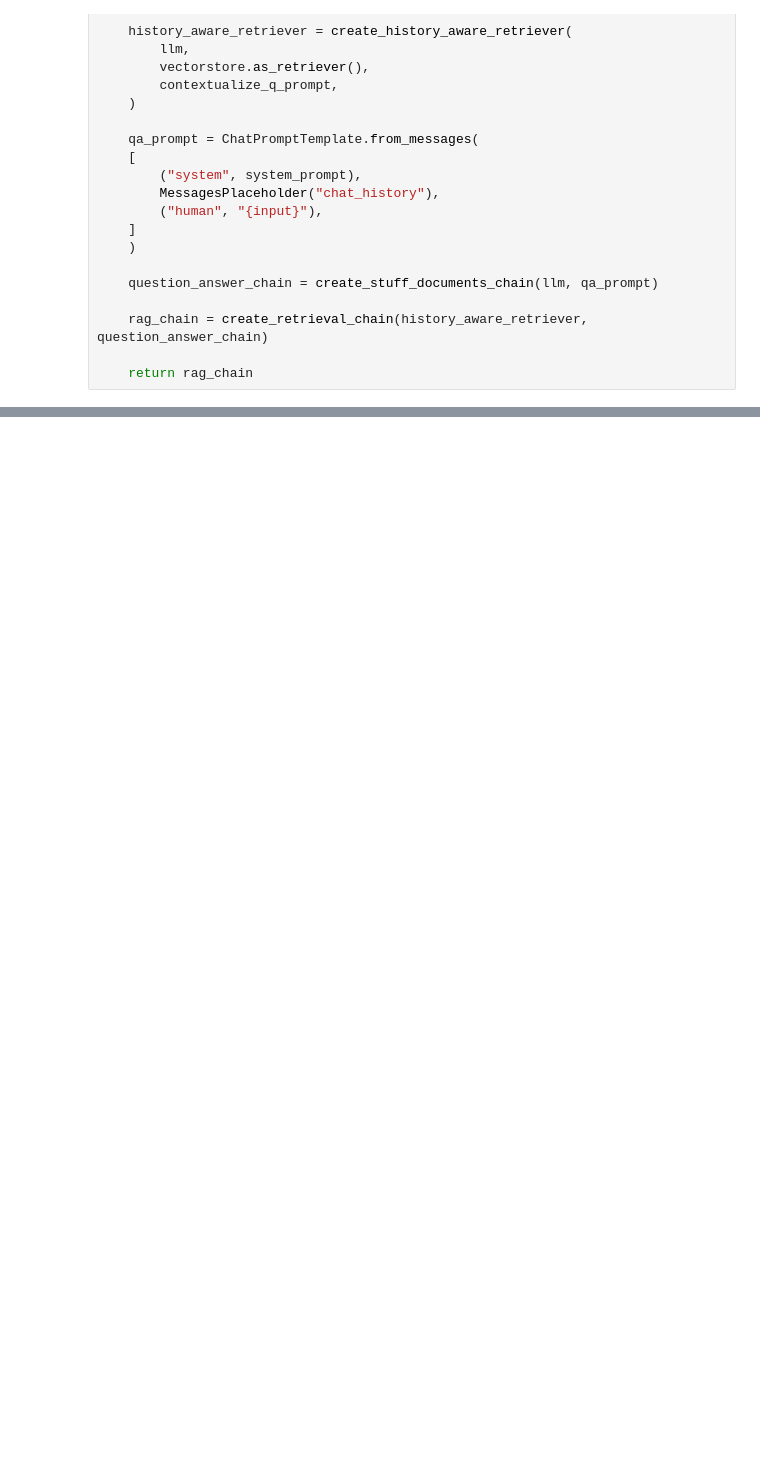
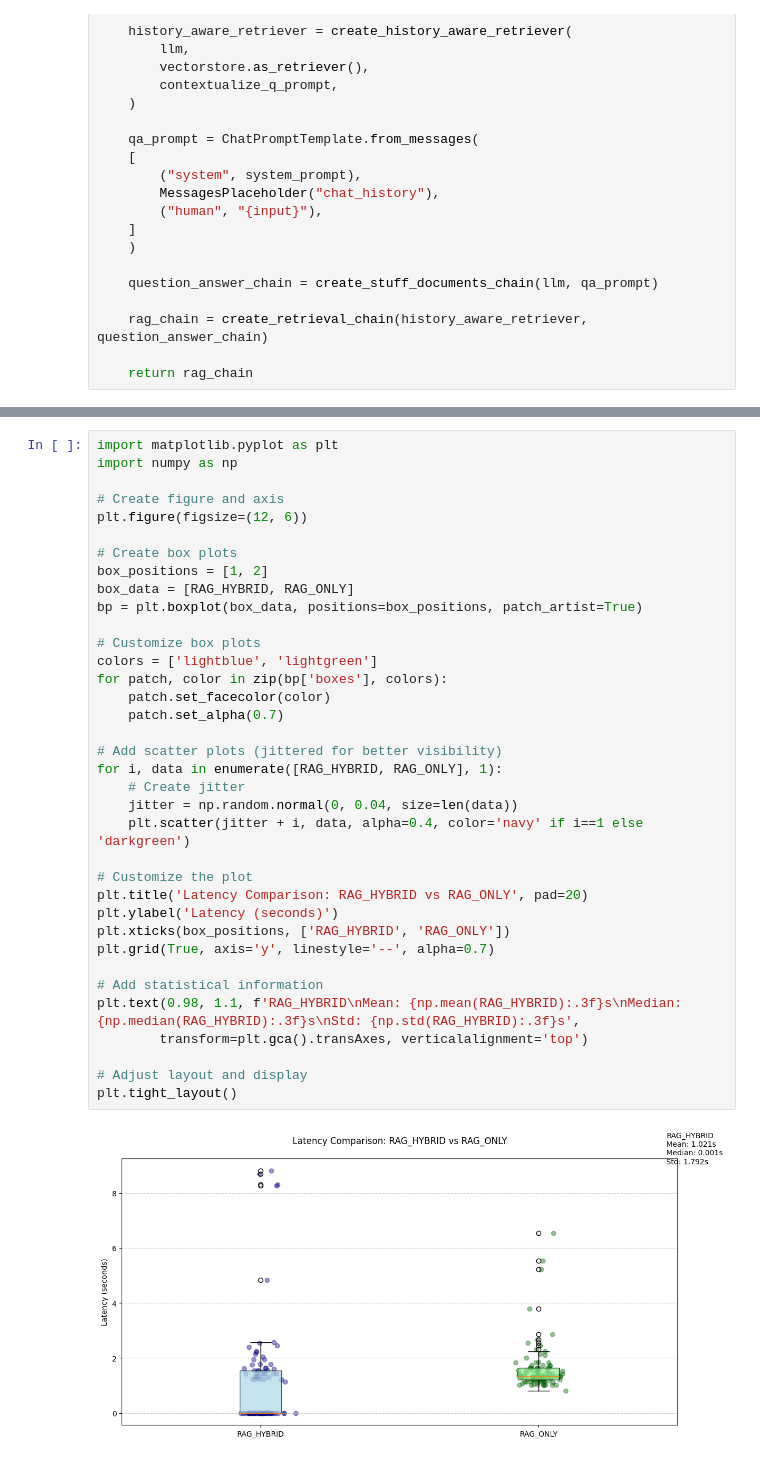
Before and after one commit to kabirolawore/optimized_rag, a Jupyter notebook: latency.ipynb, the cells around one changed output, grey strips where cells are left out. Drawn from its saved outputs; the diff is of its cells as text; blank space fills up the shorter version.

Commit message:
latency evaluation updated

```diff
--- a/latency.ipynb
+++ b/latency.ipynb
@@ -219,0 +347,38 @@ AttributeError: st.session_state has no attribute "chat_history". Did you forget
+# %%
+import matplotlib.pyplot as plt
+import numpy as np
+
+# Create figure and axis
+plt.figure(figsize=(12, 6))
+
+# Create box plots
+box_positions = [1, 2]
+box_data = [RAG_HYBRID, RAG_ONLY]
+bp = plt.boxplot(box_data, positions=box_positions, patch_artist=True)
+
+# Customize box plots
+colors = ['lightblue', 'lightgreen']
+for patch, color in zip(bp['boxes'], colors):
+    patch.set_facecolor(color)
+    patch.set_alpha(0.7)
+
+# Add scatter plots (jittered for better visibility)
+for i, data in enumerate([RAG_HYBRID, RAG_ONLY], 1):
+    # Create jitter
+    jitter = np.random.normal(0, 0.04, size=len(data))
+    plt.scatter(jitter + i, data, alpha=0.4, color='navy' if i==1 else 'darkgreen')
+
+# Customize the plot
+plt.title('Latency Comparison: RAG_HYBRID vs RAG_ONLY', pad=20)
+plt.ylabel('Latency (seconds)')
+plt.xticks(box_positions, ['RAG_HYBRID', 'RAG_ONLY'])
+plt.grid(True, axis='y', linestyle='--', alpha=0.7)
+
+# Add statistical information
+plt.text(0.98, 1.1, f'RAG_HYBRID\nMean: {np.mean(RAG_HYBRID):.3f}s\nMedian: {np.median(RAG_HYBRID):.3f}s\nStd: {np.std(RAG_HYBRID):.3f}s',
+        transform=plt.gca().transAxes, verticalalignment='top')
+
+# Adjust layout and display
+plt.tight_layout()
+# %% [output]
+[figure, added]
```
Also changed, not shown: parts of 24 cells of this notebook.
